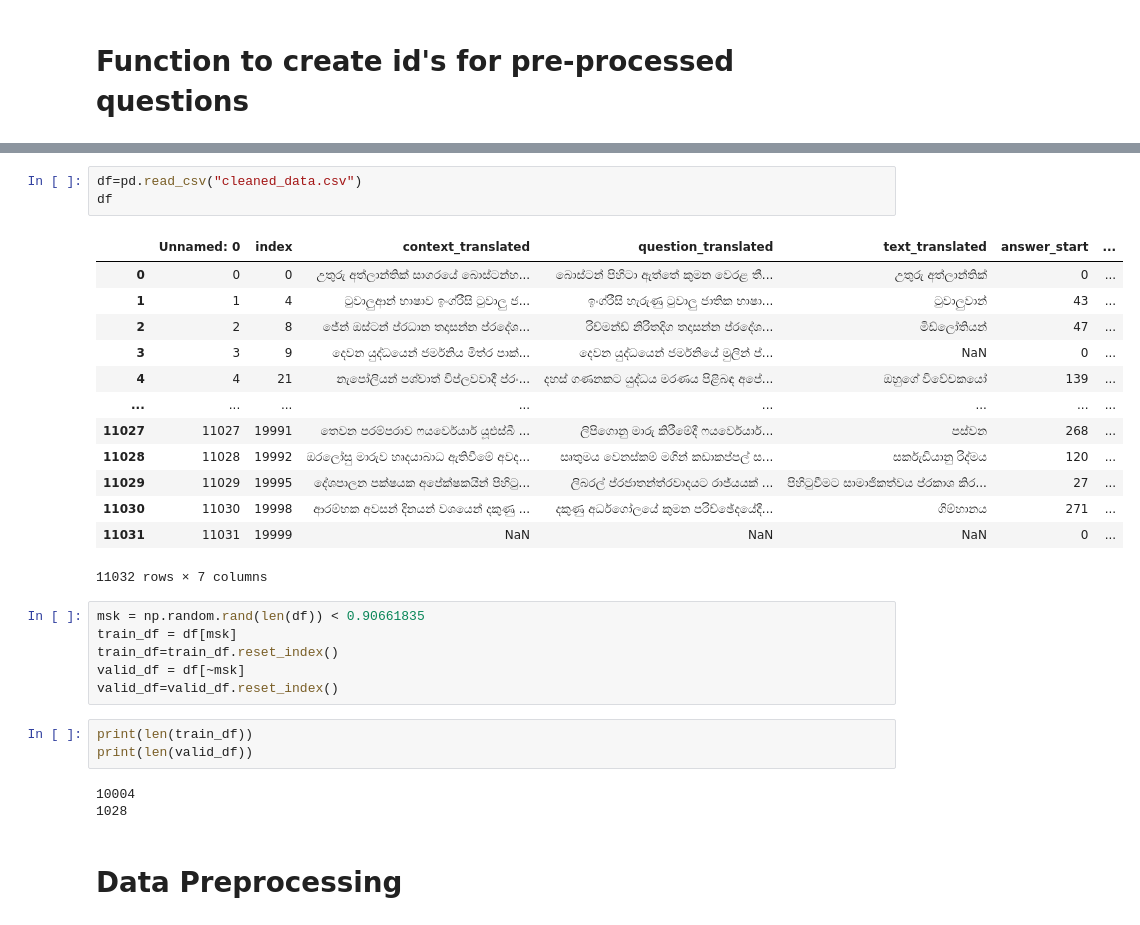
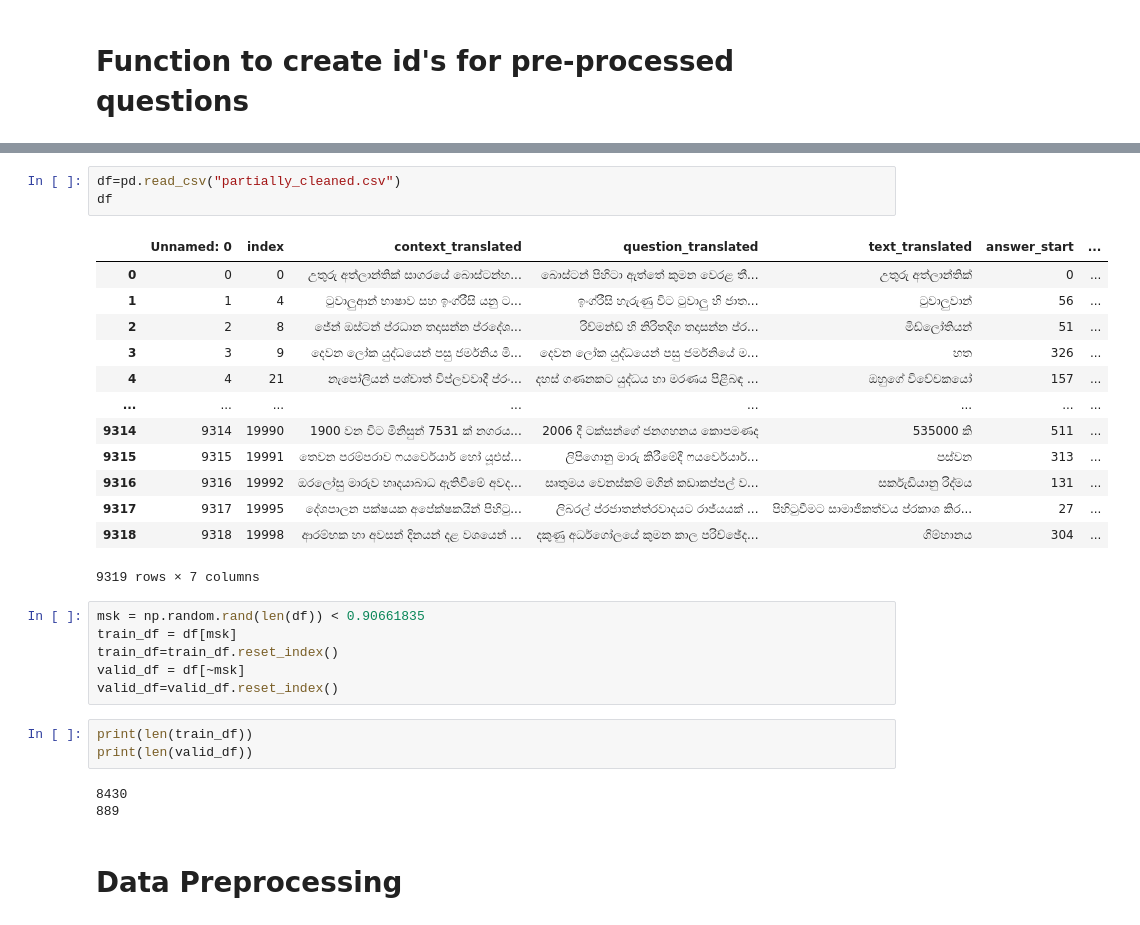
Before and after one commit to sathsaraRasantha/Question_Answering_for_Sinhala_Language_using_Deep_NN_Architectures, a Jupyter notebook: BiDAF.ipynb, the cells around one changed output, grey strips where cells are left out. Cells and saved outputs as stored; diff of their text form.

```diff
--- a/BiDAF.ipynb
+++ b/BiDAF.ipynb
@@ -208,20 +211,20 @@ Saving cleaned_data.csv to cleaned_data.csv
 # %%
-df=pd.read_csv("cleaned_data.csv")
+df=pd.read_csv("partially_cleaned.csv")
 df
 # %% [output]
 |  | Unnamed: 0 | index | context_translated | question_translated | text_translated | answer_start | ... |
 | 0 | 0 | 0 | උතුරු අත්ලාන්තික් සාගරයේ බොස්ටන්හ... | බොස්ටන් පිහිටා ඇත්තේ කුමන වෙරළ තී... | උතුරු අත්ලාන්තික් | 0 | ... |
-| 1 | 1 | 4 | ටුවාලුආන් භාෂාව ඉංග්රීසි ටුවාලු ජ... | ඉංග්රීසි හැරුණු ටුවාලු ජාතික භාෂා... | ටුවාලුවාන් | 43 | ... |
-| 2 | 2 | 8 | ජේන් ඔස්ටන් ප්රධාන තදාසන්න ප්රදේශ... | රිච්මන්ඩ් නිරිතදිග තදාසන්න ප්රදේශ... | මිඩ්ලෝතියන් | 47 | ... |
-| 3 | 3 | 9 | දෙවන යුද්ධයෙන් ජර්මනිය මිත්ර පාක්... | දෙවන යුද්ධයෙන් ජර්මනියේ මුලින් ප්... | NaN | 0 | ... |
-| 4 | 4 | 21 | නැපෝලියන් පශ්චාත් විප්ලවවාදී ප්රං... | දහස් ගණනකට යුද්ධය මරණය පිළිබඳ අපේ... | ඔහුගේ විවේචකයෝ | 139 | ... |
+| 1 | 1 | 4 | ටුවාලුආන් භාෂාව සහ ඉංග්රීසි යනු ට... | ඉංග්රීසි හැරුණු විට ටුවාලු හි ජාත... | ටුවාලුවාන් | 56 | ... |
+| 2 | 2 | 8 | ජේන් ඔස්ටන් ප්රධාන තදාසන්න ප්රදේශ... | රිච්මන්ඩ් හි නිරිතදිග තදාසන්න ප්ර... | මිඩ්ලෝතියන් | 51 | ... |
+| 3 | 3 | 9 | දෙවන ලෝක යුද්ධයෙන් පසු ජර්මනිය මි... | දෙවන ලෝක යුද්ධයෙන් පසු ජර්මනියේ ම... | හත | 326 | ... |
+| 4 | 4 | 21 | නැපෝලියන් පශ්චාත් විප්ලවවාදී ප්රං... | දහස් ගණනකට යුද්ධය හා මරණය පිළිබඳ ... | ඔහුගේ විවේචකයෝ | 157 | ... |
 | ... | ... | ... | ... | ... | ... | ... | ... |
-| 11027 | 11027 | 19991 | තෙවන පරම්පරාව ෆයර්වෙයාර් යූඑස්බී ... | ලිපිගොනු මාරු කිරීමේදී ෆයර්වෙයාර්... | පස්වන | 268 | ... |
-| 11028 | 11028 | 19992 | ඔරලෝසු මාරුව හෘදයාබාධ ඇතිවීමේ අවද... | සෘතුමය වෙනස්කම් මගින් කඩාකප්පල් ස... | සර්කැඩියානු රිද්මය | 120 | ... |
-| 11029 | 11029 | 19995 | දේශපාලන පක්ෂයක අපේක්ෂකයින් පිහිටු... | ලිබරල් ප්රජාතන්ත්රවාදයට රාජ්යයක් ... | පිහිටුවීමට සාමාජිකත්වය ප්රකාශ කිර... | 27 | ... |
-| 11030 | 11030 | 19998 | ආරම්භක අවසන් දිනයන් වශයෙන් දකුණු ... | දකුණු අර්ධගෝලයේ කුමන පරිච්ඡේදයේදී... | ගිම්හානය | 271 | ... |
-| 11031 | 11031 | 19999 | NaN | NaN | NaN | 0 | ... |
+| 9314 | 9314 | 19990 | 1900 වන විට මිනිසුන් 7531 ක් නගරය... | 2006 දී ටක්සන්ගේ ජනගහනය කොපමණද | 535000 කි | 511 | ... |
+| 9315 | 9315 | 19991 | තෙවන පරම්පරාව ෆයර්වෙයාර් හෝ යූඑස්... | ලිපිගොනු මාරු කිරීමේදී ෆයර්වෙයාර්... | පස්වන | 313 | ... |
+| 9316 | 9316 | 19992 | ඔරලෝසු මාරුව හෘදයාබාධ ඇතිවීමේ අවද... | සෘතුමය වෙනස්කම් මගින් කඩාකප්පල් ව... | සර්කැඩියානු රිද්මය | 131 | ... |
+| 9317 | 9317 | 19995 | දේශපාලන පක්ෂයක අපේක්ෂකයින් පිහිටු... | ලිබරල් ප්රජාතන්ත්රවාදයට රාජ්යයක් ... | පිහිටුවීමට සාමාජිකත්වය ප්රකාශ කිර... | 27 | ... |
+| 9318 | 9318 | 19998 | ආරම්භක හා අවසන් දිනයන් දළ වශයෙන් ... | දකුණු අර්ධගෝලයේ කුමන කාල පරිච්ඡේද... | ගිම්හානය | 304 | ... |
-11032 rows × 7 columns
+9319 rows × 7 columns
 # %%
 msk = np.random.rand(len(df)) < 0.90661835
 train_df = df[msk]
@@ -232,8 +235,8 @@ valid_df=valid_df.reset_index()
 print(len(train_df))
 print(len(valid_df))
 # %% [output]
-10004
-1028
+8430
+889
 # %% [markdown]
 # **Data Preprocessing**
 # %%
```
Also changed, not shown: parts of 35 cells of this notebook.
